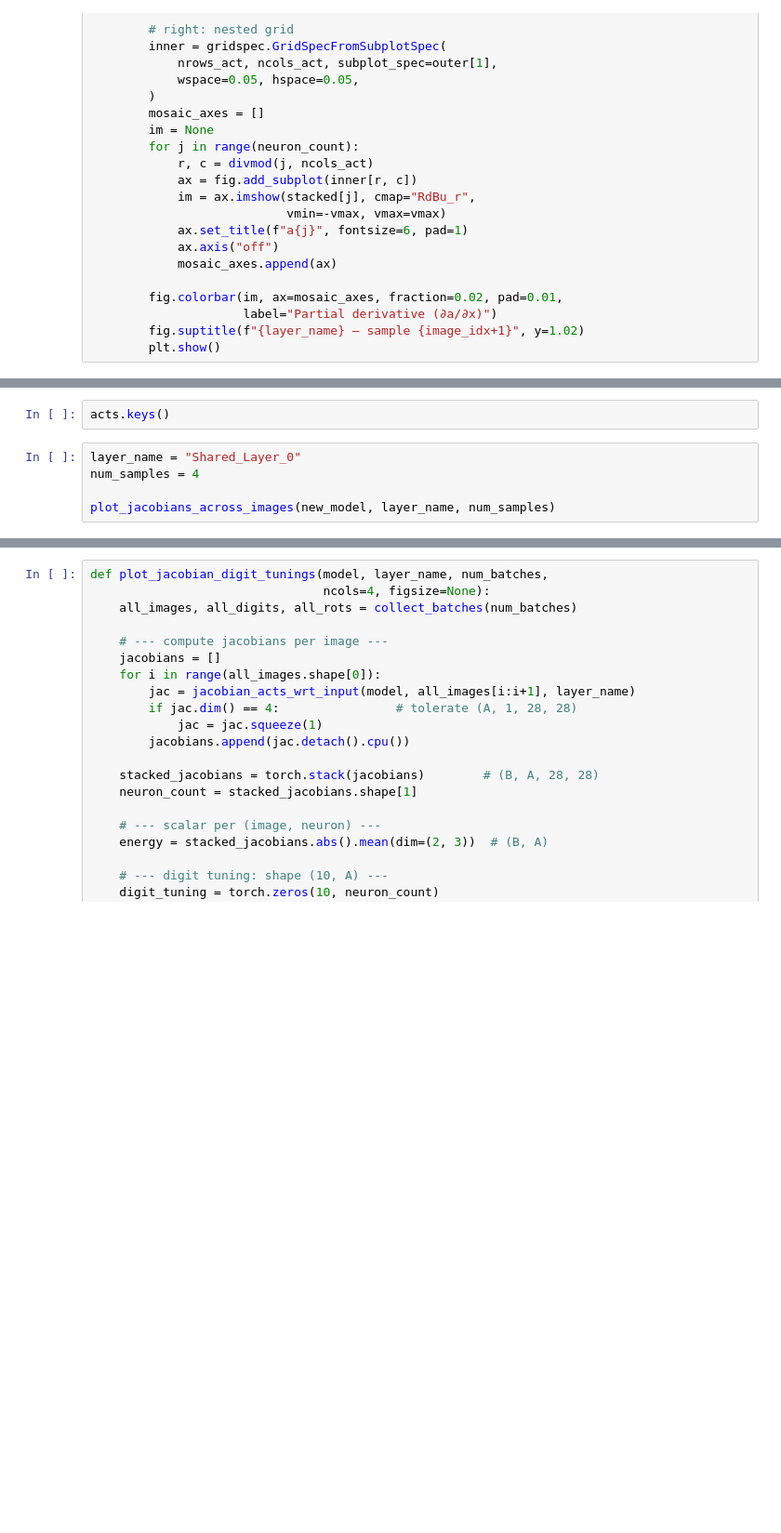
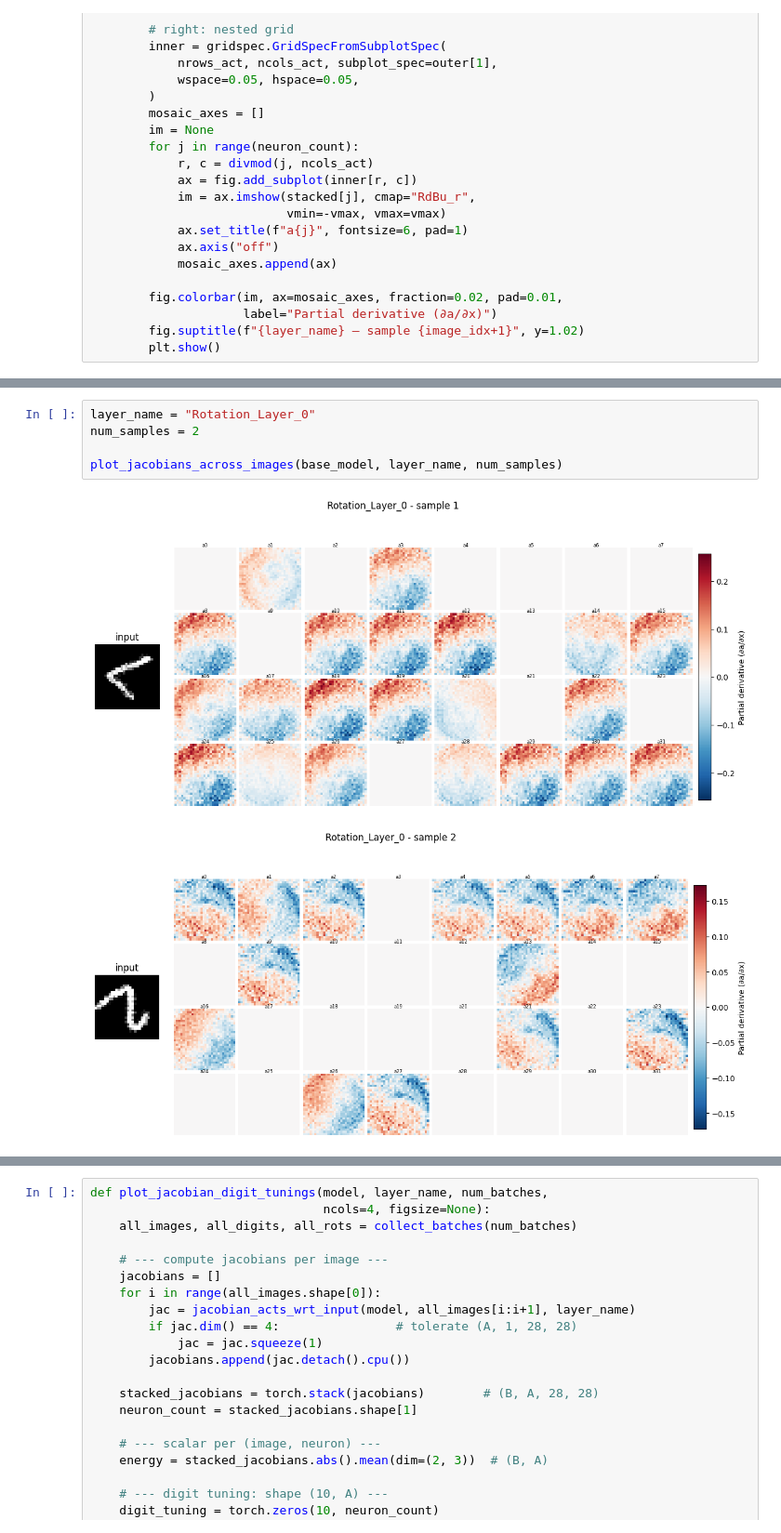
Before and after one commit to tjp095/DSC180A, a Jupyter notebook: rotated-MNIST/rotated-MNIST-test.ipynb, the cells around one changed output, grey strips where cells are left out. Shown at 93% size. Drawn from its saved outputs; the diff is of its cells as text; blank space fills up the shorter version.

```diff
--- a/rotated-MNIST/rotated-MNIST-test.ipynb
+++ b/rotated-MNIST/rotated-MNIST-test.ipynb
@@ -659,7 +668,8 @@ for i in range(2):
-# %%
-acts.keys()
 # %%
-layer_name = "Shared_Layer_0"
-num_samples = 4
+layer_name = "Rotation_Layer_0"
+num_samples = 2
 
-plot_jacobians_across_images(new_model, layer_name, num_samples)
+plot_jacobians_across_images(base_model, layer_name, num_samples)
+# %% [output]
+[figure, added]
+[figure, added]
```
Also changed, not shown: parts of 19 cells of this notebook.
